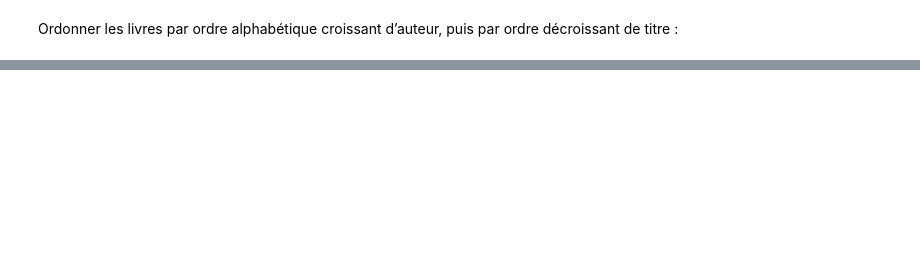
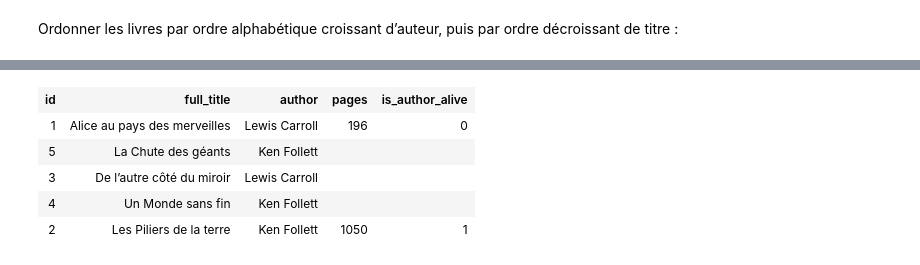
Before and after one commit to noripyt/cours, a Jupyter notebook: bases-de-données/Bases de données.ipynb, the cells around one changed output, grey strips where cells are left out. Cells and saved outputs as stored; diff of their text form; code cells hidden in the pictures; blank space fills up the shorter version.

```diff
--- a/bases-de-données/Bases de données.ipynb
+++ b/bases-de-données/Bases de données.ipynb
@@ -511,0 +636,11 @@ SELECT * FROM books ORDER BY author ASC, title DESC;
+# %%
+SELECT id, title_prefix || title AS full_title, author_first_name || ' ' || author_last_name AS author, pages, is_author_alive
+FROM books
+ORDER BY title;
+# %% [output]
+| id | full_title | author | pages | is_author_alive |
+| 1 | Alice au pays des merveilles | Lewis Carroll | 196 | 0 |
+| 5 | La Chute des géants | Ken Follett |  |  |
+| 3 | De l’autre côté du miroir | Lewis Carroll |  |  |
+| 4 | Un Monde sans fin | Ken Follett |  |  |
+| 2 | Les Piliers de la terre | Ken Follett | 1050 | 1 |
```
Also changed, not shown: parts of 34 cells of this notebook.
